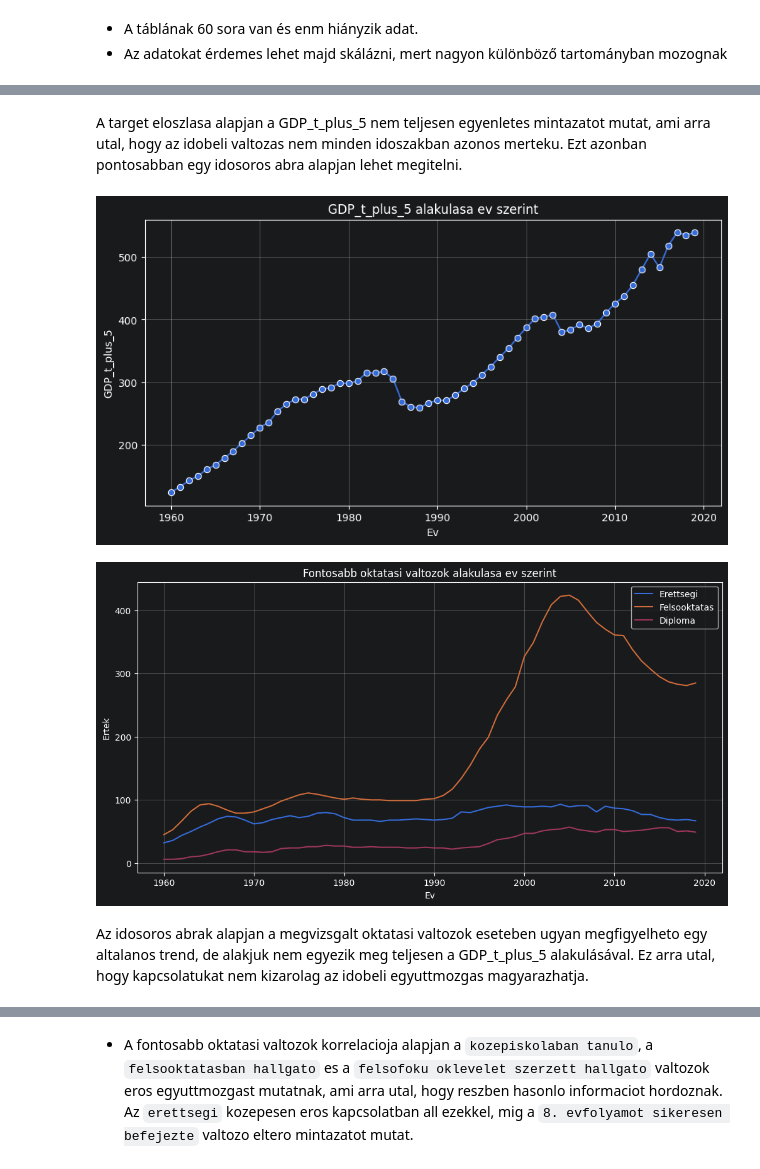
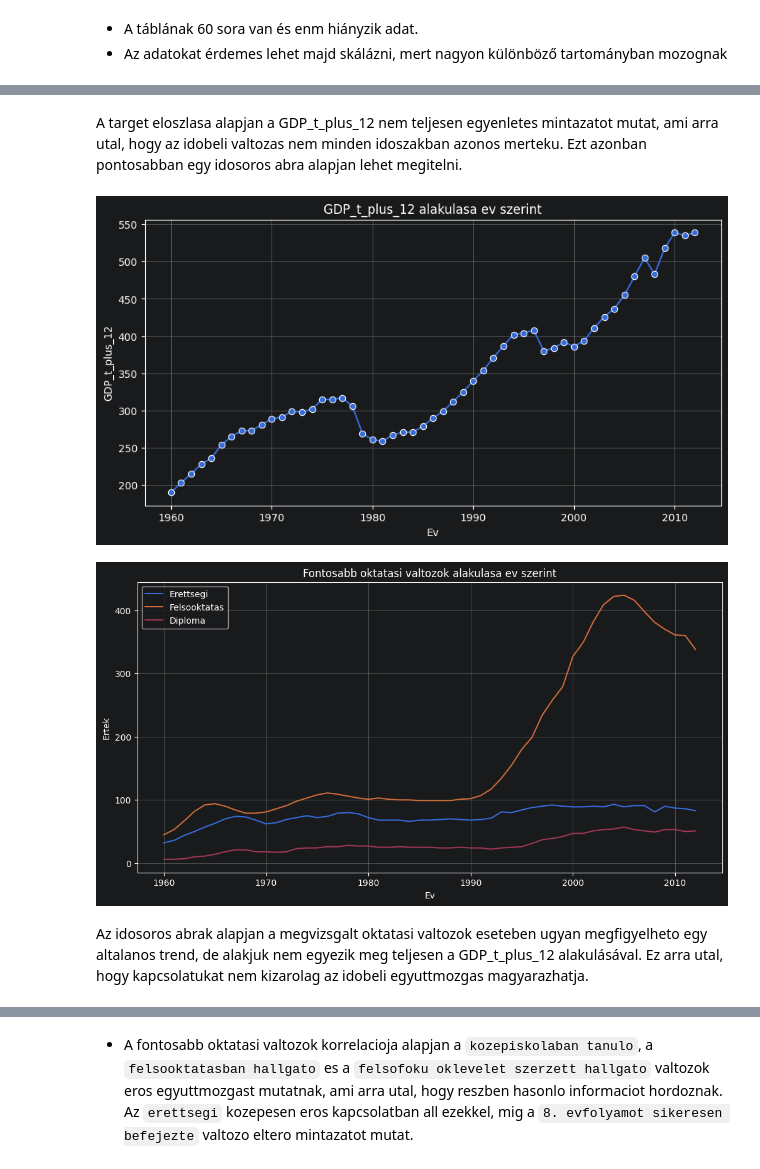
Before and after one commit to uflik/big_data_homework, a Jupyter notebook: BIGDATA-MI_HF.ipynb, the cells around one changed output, grey strips where cells are left out. Cells and saved outputs as stored; diff of their text form; code cells hidden in the pictures.

```diff
--- a/BIGDATA-MI_HF.ipynb
+++ b/BIGDATA-MI_HF.ipynb
@@ -534,9 +534,9 @@ gdp_target.columns = ["Ev", "GDP"]
 gdp_target["Ev"] = pd.to_numeric(gdp_target["Ev"], errors="coerce")
 gdp_target["GDP"] = pd.to_numeric(gdp_target["GDP"], errors="coerce")
 
-# Letrehozzuk az 5 evvel kesobbi GDP targetet
+# Letrehozzuk az 12 evvel kesobbi GDP targetet
 gdp_target["Ev"] = gdp_target["Ev"].astype(int)
-gdp_target["GDP_t_plus_5"] = gdp_target["GDP"].shift(-5)
+gdp_target["GDP_t_plus_12"] = gdp_target["GDP"].shift(-12)
 
 display(gdp_target.head())
 # %% [output]
@@ -593,15 +593,15 @@ display(okt_clean.head())
 | 3 | 184 | 1607 | 1512 | 151.0 | NaN | ... |
 | 4 | 187 | 1561 | 1486 | 164.0 | NaN | ... |
 # %%
-# Az oktatasi adatokhoz hozzakapcsoljuk az 5 evvel kesobbi GDP-t.
+# Az oktatasi adatokhoz hozzakapcsoljuk az 12 evvel kesobbi GDP-t.
 model_df = okt_clean.merge(
-    gdp_target[["Ev", "GDP_t_plus_5"]],
+    gdp_target[["Ev", "GDP_t_plus_12"]],
     on="Ev",
     how="left"
 )
 
-# Csak azok a sorok maradnak, ahol van 5 evvel kesobbi GDP.
-model_df = model_df.dropna(subset=["GDP_t_plus_5"]).copy()
+# Csak azok a sorok maradnak, ahol van 12 evvel kesobbi GDP.
+model_df = model_df.dropna(subset=["GDP_t_plus_12"]).copy()
 
 display(model_df.head())
 print("A kozos modellezesi tabla merete:", model_df.shape)
@@ -718,16 +718,16 @@ plt.show()
 # %% [markdown]
-A target eloszlasa alapjan a GDP_t_plus_5 nem teljesen egyenletes mintazatot mutat, ami arra utal, hogy az idobeli valtozas nem minden idoszakban azonos merteku. Ezt azonban pontosabban egy idosoros abra alapjan lehet megitelni.
+A target eloszlasa alapjan a GDP_t_plus_12 nem teljesen egyenletes mintazatot mutat, ami arra utal, hogy az idobeli valtozas nem minden idoszakban azonos merteku. Ezt azonban pontosabban egy idosoros abra alapjan lehet megitelni.
 # %%
-# Megnezzuk, hogyan alakul a GDP_t_plus_5 az evek menten.
+# Megnezzuk, hogyan alakul a GDP_t_plus_12 az evek menten.
 plt.figure(figsize=(10, 5))
-sns.lineplot(data=model_df, x="Ev", y="GDP_t_plus_5", marker="o")
-plt.title("GDP_t_plus_5 alakulasa ev szerint")
+sns.lineplot(data=model_df, x="Ev", y="GDP_t_plus_12", marker="o")
+plt.title("GDP_t_plus_12 alakulasa ev szerint")
 plt.xlabel("Ev")
-plt.ylabel("GDP_t_plus_5")
+plt.ylabel("GDP_t_plus_12")
 plt.grid(True)
 plt.show()
 # %% [output]
-[figure, old version]
+[figure, new version]
 # %%
 # Néhany fontosabb oktatasi valtozo alakulasa ev szerint.
 plt.figure(figsize=(12, 6))
@@ -743,9 +743,9 @@ plt.grid(True)
 plt.legend()
 plt.show()
 # %% [output]
-[figure, old version]
+[figure, new version]
 # %% [markdown]
-Az idosoros abrak alapjan a megvizsgalt oktatasi valtozok eseteben ugyan megfigyelheto egy altalanos trend, de alakjuk nem egyezik meg teljesen a GDP_t_plus_5 alakulásával. Ez arra utal, hogy kapcsolatukat nem kizarolag az idobeli egyuttmozgas magyarazhatja.
+Az idosoros abrak alapjan a megvizsgalt oktatasi valtozok eseteben ugyan megfigyelheto egy altalanos trend, de alakjuk nem egyezik meg teljesen a GDP_t_plus_12 alakulásával. Ez arra utal, hogy kapcsolatukat nem kizarolag az idobeli egyuttmozgas magyarazhatja.
 # %%
 # Megnezzuk, hogyan fuggnek ossze egymassal a fontosabb oktatasi valtozok.
 okt_subset = model_df[[
```
Also changed, not shown: parts of 37 cells of this notebook.
